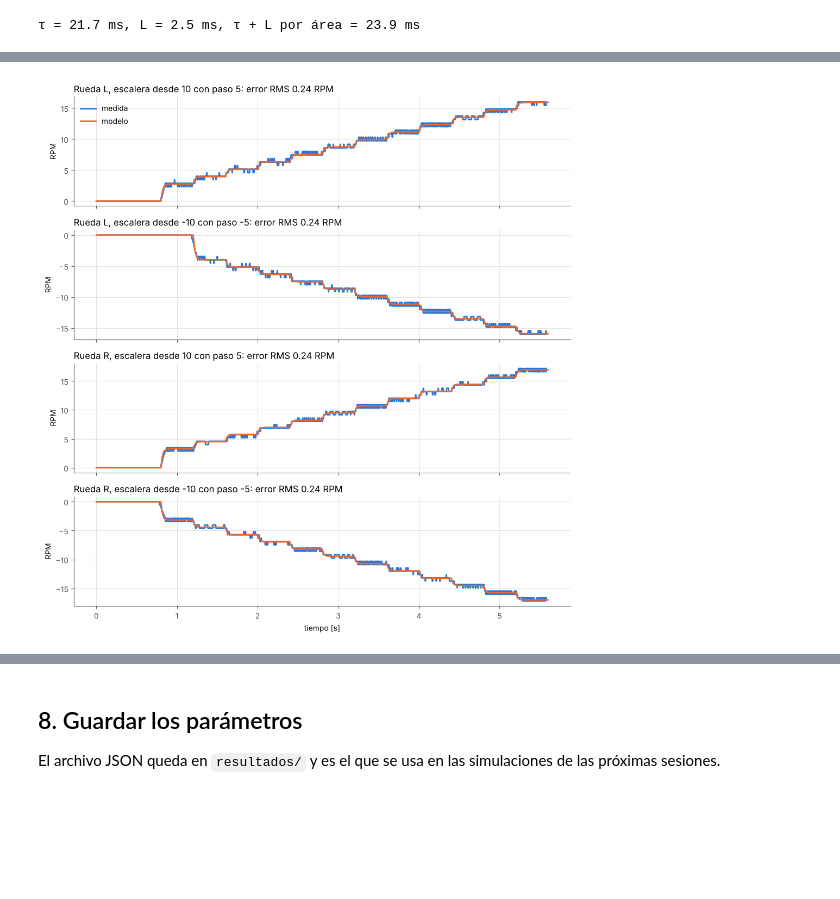
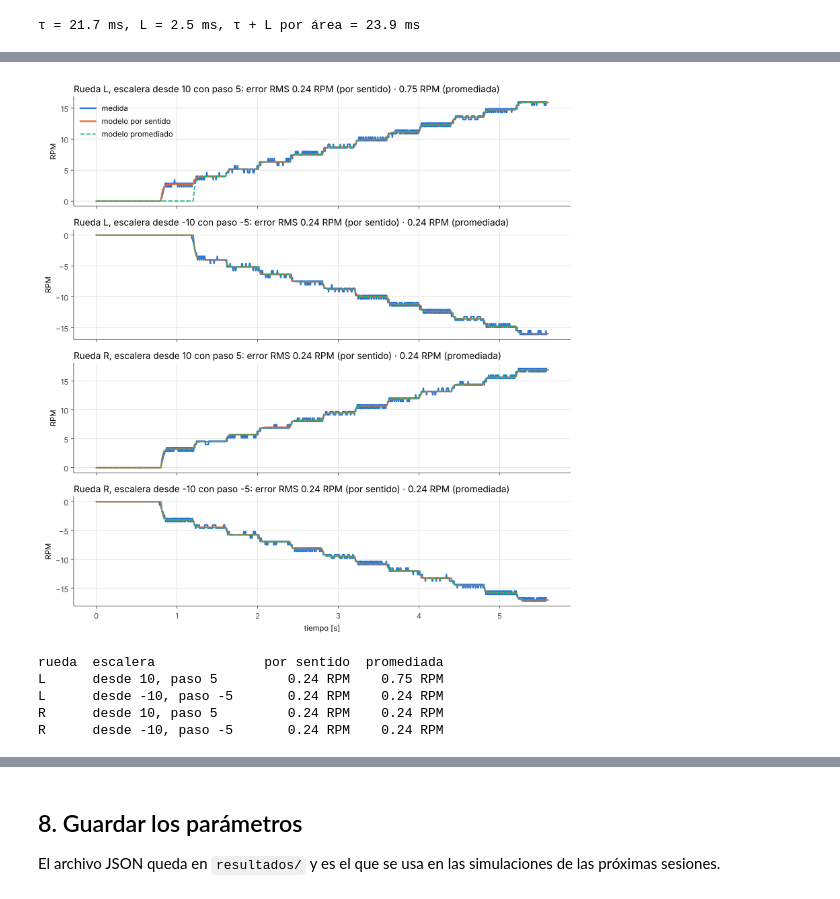
Before and after one commit to JeissonMartinez/Identificacion_motor_DC, a Jupyter notebook: notebook/ajuste_motor.ipynb, the cells around one changed output, grey strips where cells are left out. Drawn from its saved outputs; the diff is of its cells as text; code cells hidden in the pictures; blank space fills up the shorter version.

```diff
--- a/notebook/ajuste_motor.ipynb
+++ b/notebook/ajuste_motor.ipynb
@@ -444,44 +479,68 @@ El modelo completo tiene tres partes:
 # %%
-def simular(e, lado, m):
+def recta(m, uk, criterio):
+    """(K, B, zona muerta) que corresponden al PWM uk según el criterio."""
+    if criterio == "promediada":
+        return m["K_promedio"], m["B_promedio_rpm"], m["zona_muerta_promedio_pwm"]
+    if uk >= 0 or m["K_atras"] is None:
+        return m["K_adelante"], m["B_adelante_rpm"], m["zona_muerta_adelante_pwm"]
+    return m["K_atras"], m["B_atras_rpm"], m["zona_muerta_atras_pwm"]
+
+
+def simular(e, lado, m, criterio="por_sentido"):
     """Simula la RPM con el modelo, paso a paso (Euler con 0,1 ms)."""
     t, u = e["t"], e["u"][lado]
     h = 1e-4
-    rpm, salida, j = 0.0, np.zeros(len(t)), 0
+    rpm, j = 0.0, 0
     tiempo = np.arange(0, t[-1] + h, h)
     rpm_t = np.zeros(len(tiempo))
+    L_mov, L_fre = m["retardo_s"], (m["retardo_freno_s"] if m["retardo_freno_s"] is not None else m["retardo_s"])
     for n, tk in enumerate(tiempo):
-        while j + 1 < len(t) and t[j + 1] <= tk - m["retardo_s"]:
+        # PWM que ya llegó al motor: el de hace L (L de freno si ese PWM es 0)
+        while j + 1 < len(t) and t[j + 1] <= tk - (L_fre if u[j + 1] == 0 else L_mov):
             j += 1
-        uk = u[j] if t[j] <= tk - m["retardo_s"] else 0
-        if uk > 0 and uk >= (m["zona_muerta_adelante_pwm"] or 0):
-            objetivo, tau = m["K_adelante"] * uk - m["B_adelante_rpm"], m["tau_s"]
-        elif uk < 0 and m["K_atras"] is not None and -uk >= (m["zona_muerta_atras_pwm"] or 0):
-            objetivo, tau = m["K_atras"] * uk + m["B_atras_rpm"], m["tau_s"]
+        uk = u[j] if t[j] <= tk - (L_fre if u[j] == 0 else L_mov) else 0
+        K, B, zm = recta(m, uk, criterio)
+        if uk != 0 and abs(uk) >= (zm or 0):
+            objetivo, tau = np.sign(uk) * (K * abs(uk) - B), m["tau_s"]
         else:
             objetivo, tau = 0.0, (m["tau_freno_s"] if uk == 0 else m["tau_s"])
         rpm += (objetivo - rpm) * h / tau
         rpm_t[n] = rpm
     return np.interp(t, tiempo, rpm_t)
 
 
 validaciones = [e for e in ensayos if e["meta"].get("ensayo") == "escalera"]
+errores_validacion = []
 fig, ejes = plt.subplots(len(validaciones), 1, figsize=(10, 2.6 * len(validaciones)), sharex=True, squeeze=False)
 for ax, e in zip(ejes[:, 0], validaciones):
     lado = motores_del_ensayo(e)[0]
     medida = rpm_ventana(e, lado, ventana_ms=40)
-    simulada = simular(e, lado, modelo_motor[lado])
-    rms = np.sqrt(np.nanmean((medida - simulada) ** 2))
+    sim_s = simular(e, lado, modelo_motor[lado], "por_sentido")
+    sim_p = simular(e, lado, modelo_motor[lado], "promediada")
+    rms_s = np.sqrt(np.nanmean((medida - sim_s) ** 2))
+    rms_p = np.sqrt(np.nanmean((medida - sim_p) ** 2))
+    errores_validacion.append((lado, e["meta"]["ini"], e["meta"]["paso"], rms_s, rms_p))
     ax.plot(e["t"], medida, color=AZUL, label="medida")
-    ax.plot(e["t"], simulada, color=NARANJA, label="modelo")
+    ax.plot(e["t"], sim_s, color=NARANJA, label="modelo por sentido")
+    ax.plot(e["t"], sim_p, color=VERDE_AGUA, ls="--", lw=1.5, label="modelo promediado")
     ax.set_title(f"Rueda {lado}, escalera desde {e['meta']['ini']} con paso {e['meta']['paso']}: "
-                 f"error RMS {rms:.2f} RPM", loc="left")
+                 f"error RMS {rms_s:.2f} RPM (por sentido) · {rms_p:.2f} RPM (promediada)", loc="left")
     ax.set_ylabel("RPM")
 ejes[0, 0].legend(loc="upper left")
 ejes[-1, 0].set_xlabel("tiempo [s]")
 plt.tight_layout()
 plt.show()
+
+print(f"{'rueda':6} {'escalera':20} {'por sentido':>12} {'promediada':>11}")
+for lado, ini, paso, rs, rp in errores_validacion:
+    print(f"{lado:6} {f'desde {ini}, paso {paso}':20} {rs:>8.2f} RPM {rp:>7.2f} RPM")
 # %% [output]
-[figure, old version]
+[figure, new version]
+rueda  escalera              por sentido  promediada
+L      desde 10, paso 5         0.24 RPM    0.75 RPM
+L      desde -10, paso -5       0.24 RPM    0.24 RPM
+R      desde 10, paso 5         0.24 RPM    0.24 RPM
+R      desde -10, paso -5       0.24 RPM    0.24 RPM
 # %% [markdown]
 ## 7. Lo que sigue: el modelo discreto y el punto de partida del lazo de RPM
 
```
Also changed, not shown: parts of 7 cells of this notebook, 2 other files.
